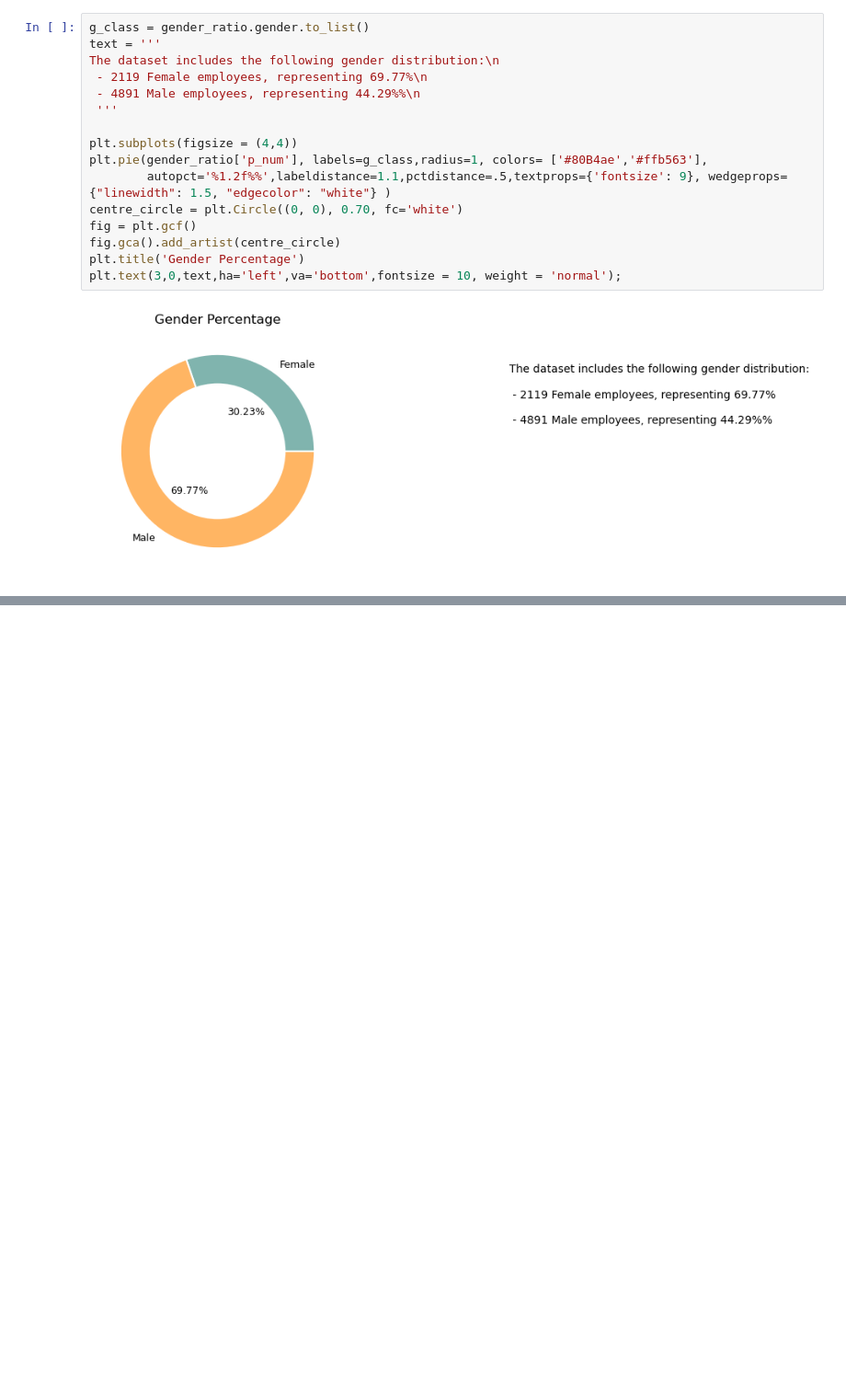
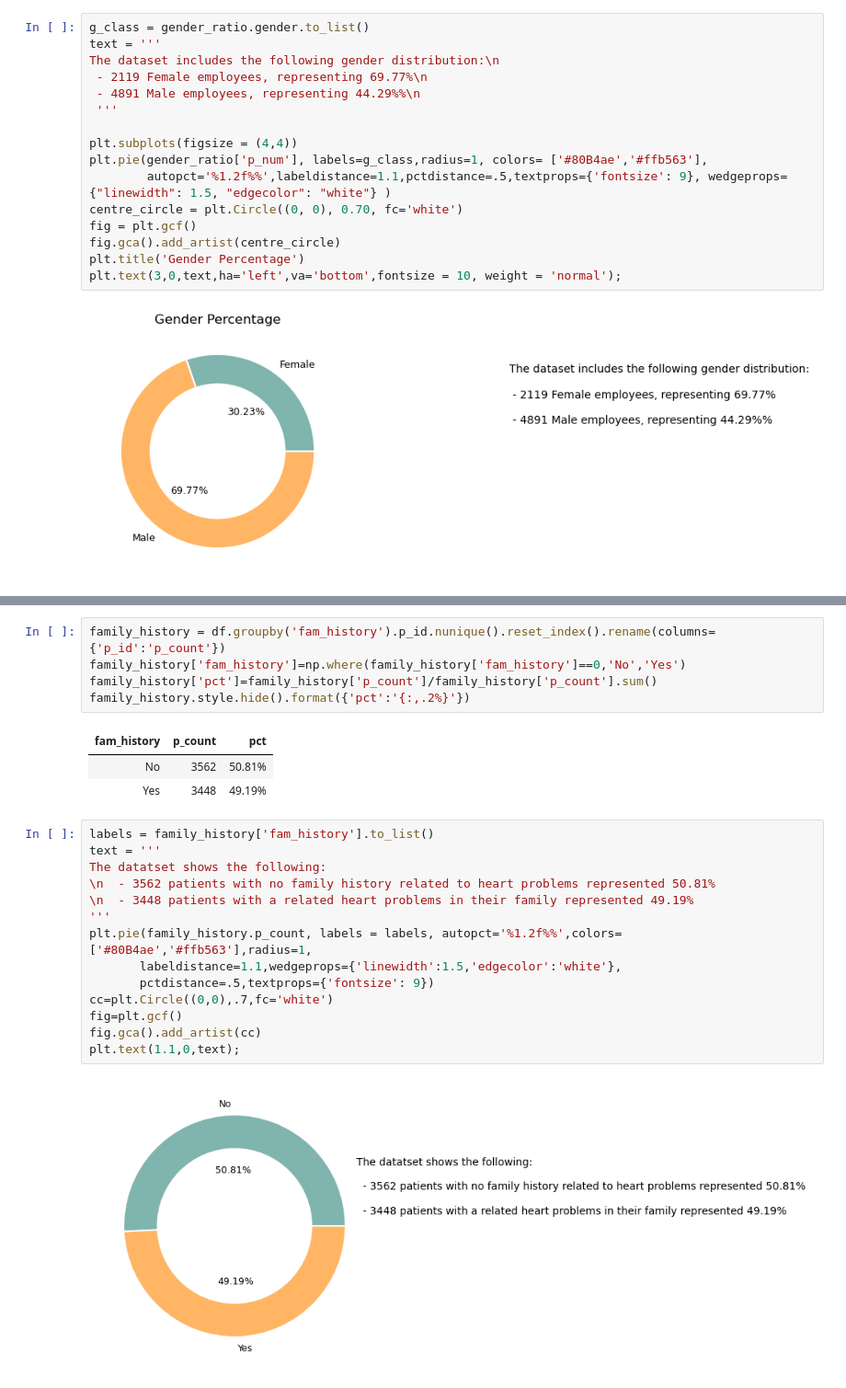
Before and after one commit to hend-a-ghafour/Heart_Attack_Risk_Analysis, a Jupyter notebook: Heart_Attack_Risk_Analysis.ipynb, the cells around one changed output, grey strips where cells are left out. Shown: that part at 92% size. Drawn from its saved outputs; the diff is of its cells as text; blank space fills up the shorter version.

Commit message:
family history pct

```diff
--- a/Heart_Attack_Risk_Analysis.ipynb
+++ b/Heart_Attack_Risk_Analysis.ipynb
@@ -654,0 +675,25 @@ df.repla
+# %%
+family_history = df.groupby('fam_history').p_id.nunique().reset_index().rename(columns={'p_id':'p_count'})
+family_history['fam_history']=np.where(family_history['fam_history']==0,'No','Yes')
+family_history['pct']=family_history['p_count']/family_history['p_count'].sum()
+family_history.style.hide().format({'pct':'{:,.2%}'})
+# %% [output]
+| fam_history | p_count | pct |
+| No | 3562 | 50.81% |
+| Yes | 3448 | 49.19% |
+# %%
+labels = family_history['fam_history'].to_list()
+text = '''
+The datatset shows the following:
+\n  - 3562 patients with no family history related to heart problems represented 50.81%
+\n  - 3448 patients with a related heart problems in their family represented 49.19%
+'''
+plt.pie(family_history.p_count, labels = labels, autopct='%1.2f%%',colors=['#80B4ae','#ffb563'],radius=1,
+       labeldistance=1.1,wedgeprops={'linewidth':1.5,'edgecolor':'white'},
+       pctdistance=.5,textprops={'fontsize': 9})
+cc=plt.Circle((0,0),.7,fc='white')
+fig=plt.gcf()
+fig.gca().add_artist(cc)
+plt.text(1.1,0,text);
+# %% [output]
+[figure, added]
```
Also changed, not shown: parts of 4 cells of this notebook.
